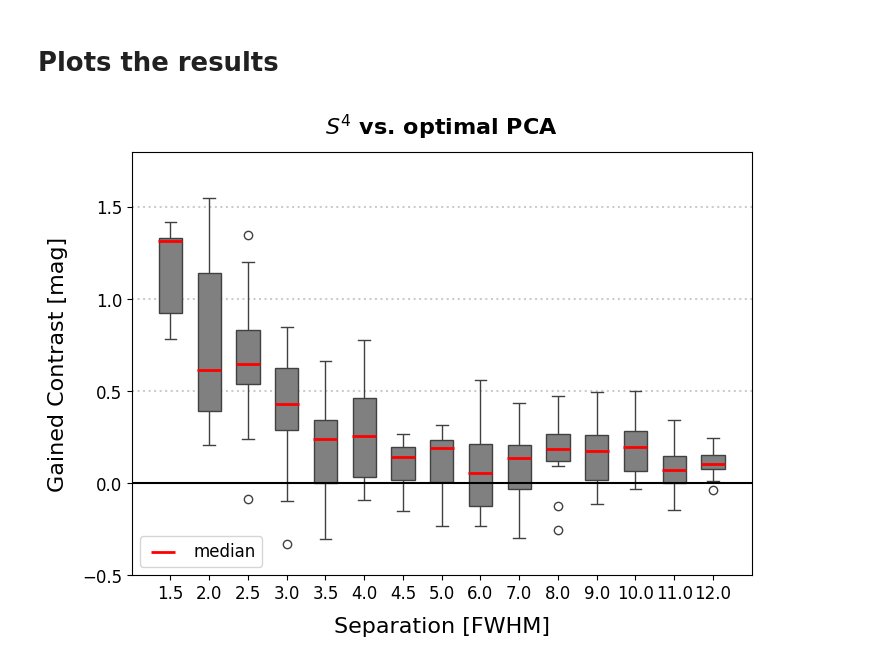
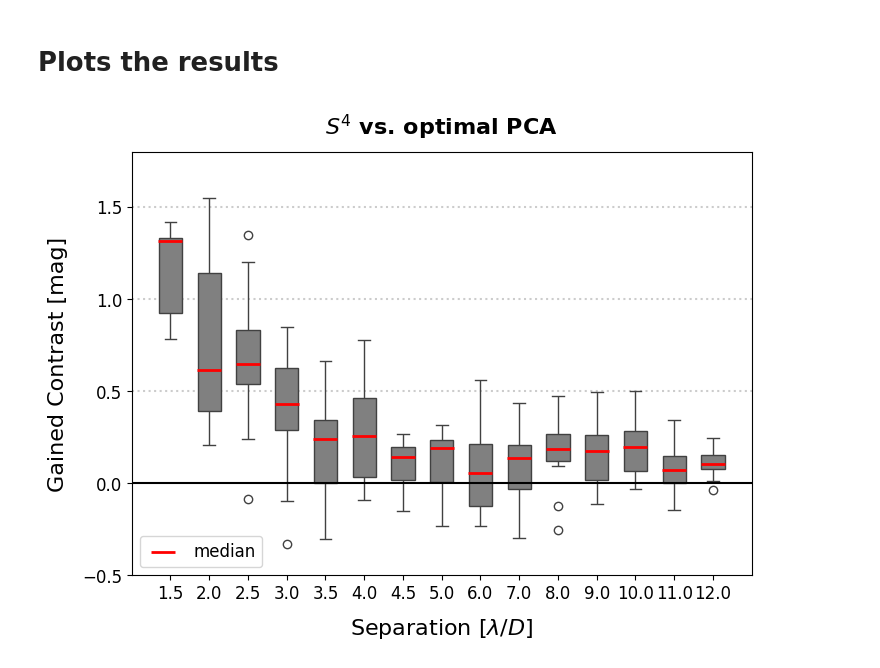
Before and after one commit to markusbonse/fours, a Jupyter notebook: notebooks/paper_plots/05_plot_relative_gain.ipynb, the cells around one changed output. Drawn from its saved outputs; the diff is of its cells as text; code cells hidden in the pictures.

```diff
--- a/notebooks/paper_plots/05_plot_relative_gain.ipynb
+++ b/notebooks/paper_plots/05_plot_relative_gain.ipynb
@@ -124,32 +124,32 @@ boxes.scatter(
     color="red",
     marker="_",
     s=300,
     lw=2,
     label="median",
     zorder=10)
 
 boxes.legend(
     fontsize=12,
     loc='lower left')
 
 plt.hlines(0, xmin= -1, xmax=15, color="black")
 plt.hlines(0.5, xmin= -1, xmax=15, ls="dotted", alpha=0.2, color="black", zorder=0)
 plt.hlines(1.0, xmin= -1, xmax=15, ls="dotted", alpha=0.2, color="black", zorder=0)
 plt.hlines(1.5, xmin= -1, xmax=15, ls="dotted", alpha=0.2, color="black", zorder=0)
 
 boxes.tick_params(
     axis='both', which='major', labelsize=12)
 
 boxes.set_xlim(-1, 15)
 boxes.set_ylim(-0.5, 1.8)
 
-boxes.set_xlabel("Separation [FWHM]",
+boxes.set_xlabel("Separation [$\lambda /D$]",
            size=16, labelpad=10)
 boxes.set_ylabel("Gained Contrast [mag]",
            size=16, labelpad=10)
 boxes.set_title("$S^4$ vs. optimal PCA", fontsize=16, fontweight="bold", y=1.02)
 
 fig.patch.set_facecolor('white')
 plt.savefig("./final_plots/05_relative_improvement.pdf", bbox_inches='tight')
 # %% [output]
-[figure, old version]
+[figure, new version]
```
Also changed, not shown: 9 other files.
